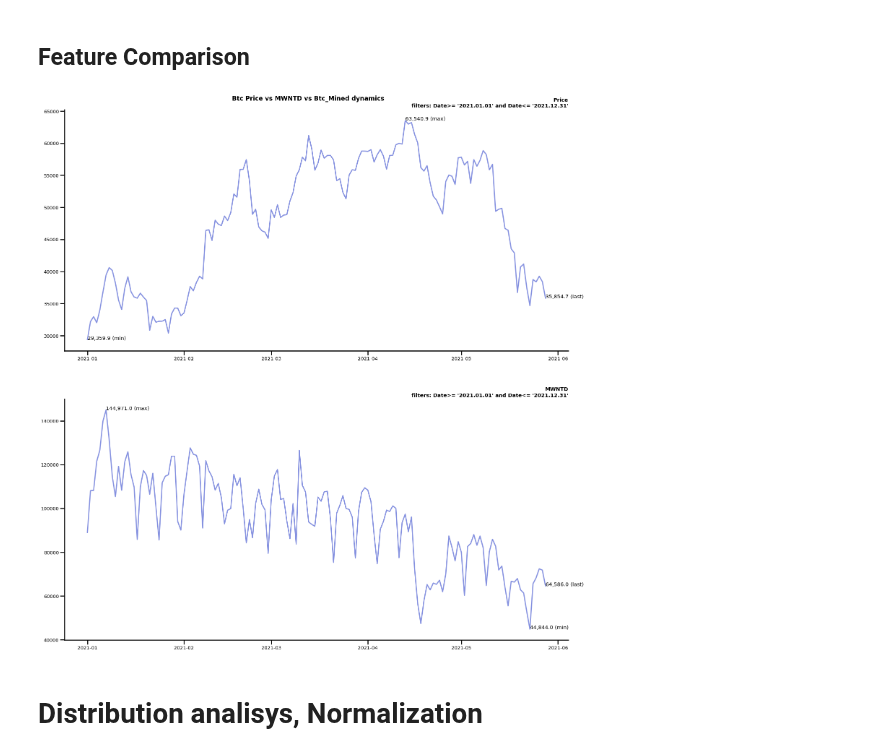
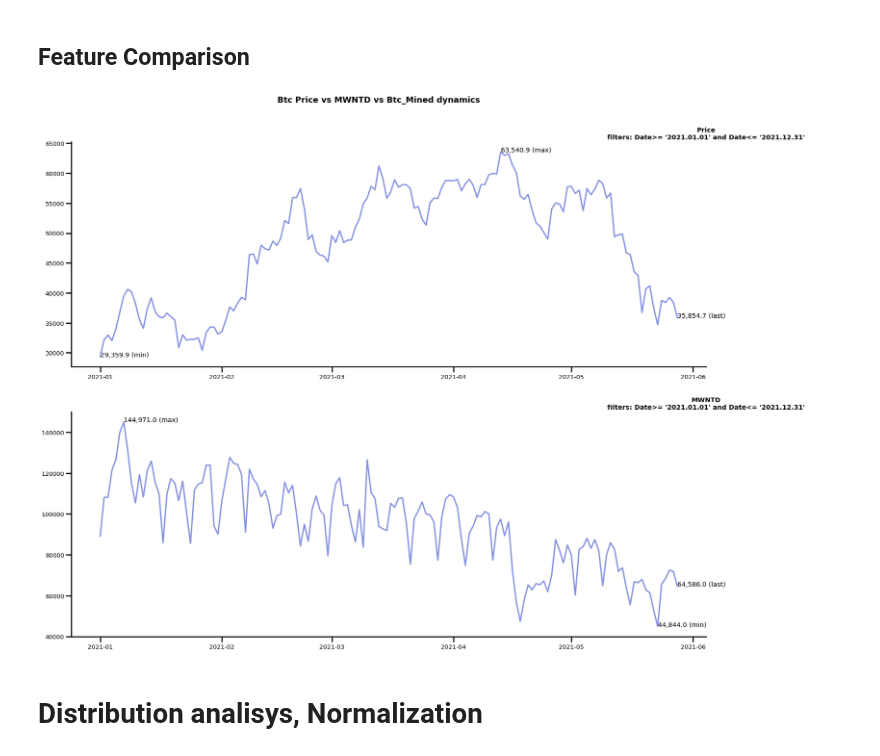
Before and after one commit to serg-razum-off/DFP-Numeric-2, a Jupyter notebook: train/btc_eda_playground.ipynb, the cells around one changed output. Saved outputs shown, nothing was run; the diff lists cells and outputs as text; code cells hidden in the pictures.

```diff
--- a/train/btc_eda_playground.ipynb
+++ b/train/btc_eda_playground.ipynb
@@ -102,10 +102,15 @@ data_manager.plt_plot_timeseries(series_name="Price",
 # %% [markdown]
 ## Feature Comparison
 # %%
-data_manager.plt_compare_features_ts(features_to_plt=['Price', 'Btc_Mined', 'MWNTD'], fig_title="Btc Price vs MWNTD vs Btc_Mined dynamics",
-                                 fig_size=(25,27), filters=["Date>= '2021.01.01'", "Date<= '2021.12.31'"], xy=[1, 1], annotate=True)
+data_manager.plt_compare_features_ts(features_to_plt=['Price', 'Btc_Mined', 'MWNTD'],
+                                     titles=dict(fig_title="Btc Price vs MWNTD vs Btc_Mined dynamics",
+                                                 figsize=(25,17),
+                                                 xy=[1, 1],
+                                                 xy_suptitle=[0.5,.95]
+                                                ),
+                                     filters=["Date>= '2021.01.01'", "Date<= '2021.12.31'"], annotate=True)
 # %% [output]
-[figure, old version]
+[figure, new version]
 # %% [markdown]
 # Distribution analisys, Normalization
 # %% [markdown]
```
Also changed, not shown: parts of 6 cells of this notebook, 1 other file.
